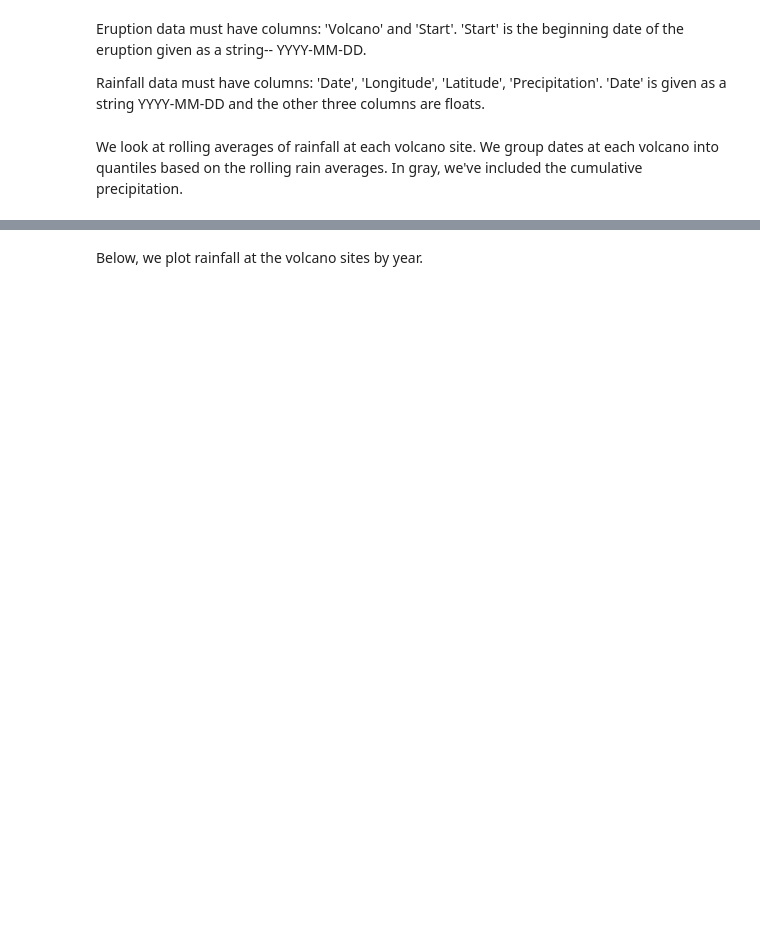
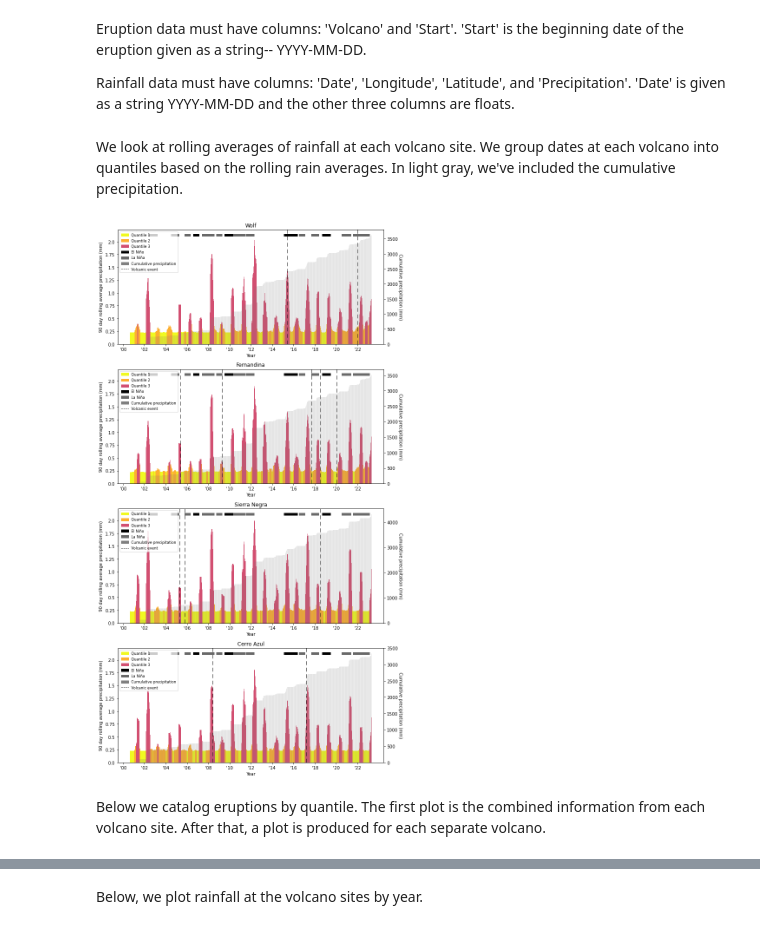
Before and after one commit to jonathan-quartin/um_volcano_project, a Jupyter notebook: plot_data.ipynb, the cells around one changed output, grey strips where cells are left out. Cells and saved outputs as stored; diff of their text form; code cells hidden in the pictures; blank space fills up the shorter version.

```diff
--- a/plot_data.ipynb
+++ b/plot_data.ipynb
@@ -19,7 +22,9 @@ rainfall = pd.read_csv(os.path.join(folder_path, "cleaned_precip_galap.csv"))
 
 bellavista = pd.read_csv(os.path.join(folder_path, "climate_bellavista.csv"))
 ayora = pd.read_csv(os.path.join(folder_path, "climate_puerto-ayora.csv"))
+
+oni = pd.read_csv(os.path.join(folder_path, "oni.csv"))
 # %% [markdown]
 Eruption data must have columns: 'Volcano' and 'Start'. 'Start' is the beginning date of the eruption given as a string-- YYYY-MM-DD.
 
-Rainfall data must have columns: 'Date', 'Longitude', 'Latitude', 'Precipitation'. 'Date' is given as a string YYYY-MM-DD and the other three columns are floats.
+Rainfall data must have columns: 'Date', 'Longitude', 'Latitude', and 'Precipitation'. 'Date' is given as a string YYYY-MM-DD and the other three columns are floats.
@@ -38,3 +54,9 @@ rainfall = rain_predictor(rainfall, volcanos, compare_site, rolling_number, prin
 # %% [markdown]
-We look at rolling averages of rainfall at each volcano site. We group dates at each volcano into quantiles based on the rolling rain averages. In gray, we've included the cumulative precipitation.
+We look at rolling averages of rainfall at each volcano site. We group dates at each volcano into quantiles based on the rolling rain averages. In light gray, we've included the cumulative precipitation.
+# %%
+rain_plotter('bar', volcanos, rainfall, quantiles, rolling_number, scale, eruptions, elninos, lat_range, lon_range)
+# %% [output]
+[figure, added]
+# %% [markdown]
+Below we catalog eruptions by quantile. The first plot is the combined information from each volcano site. After that, a plot is produced for each separate volcano.
 # %%
```
Also changed, not shown: parts of 9 cells of this notebook, 8 other files.
